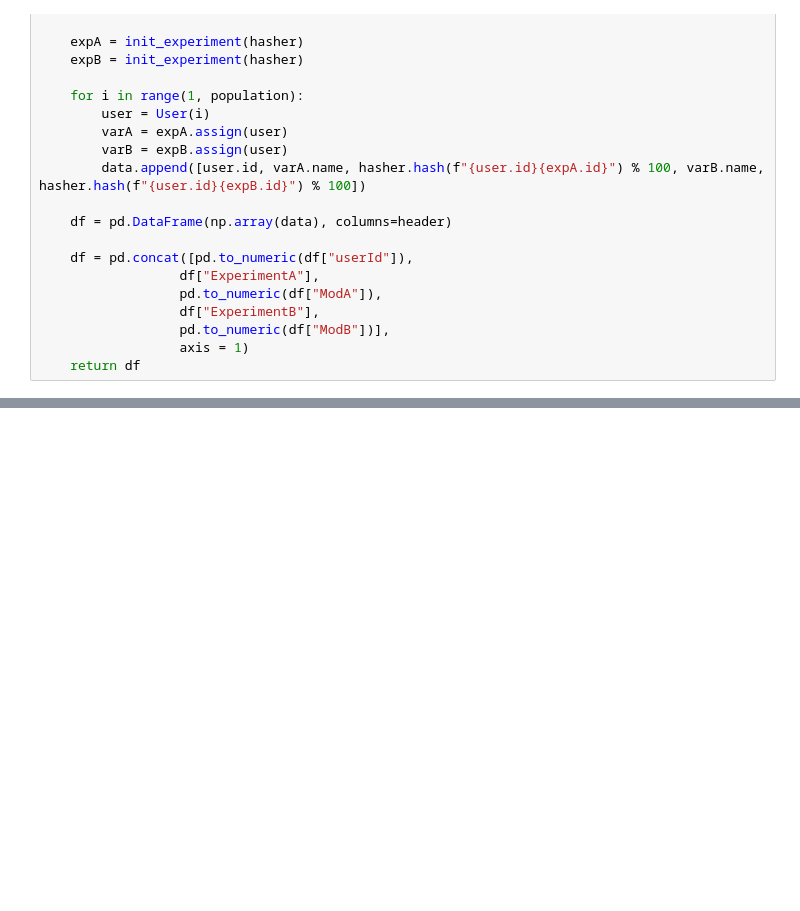
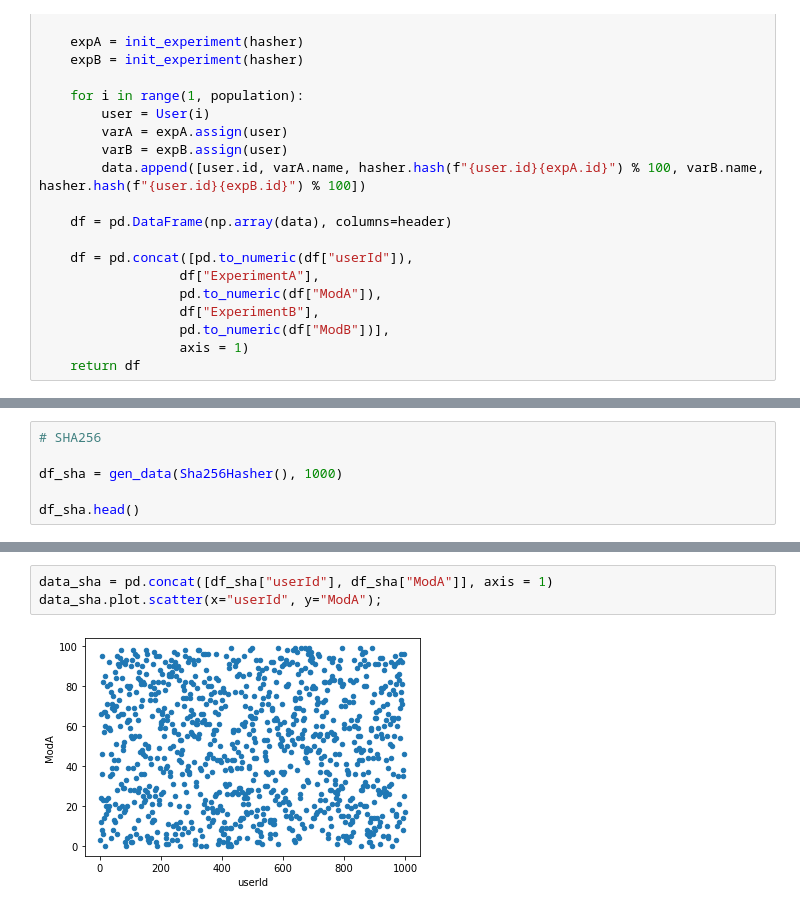
Before and after one commit to B3tty/Correlations, a Jupyter notebook: graphs.ipynb, the cells around one changed output, grey strips where cells are left out. Cells and saved outputs as stored; diff of their text form; blank space fills up the shorter version.

```diff
--- a/graphs.ipynb
+++ b/graphs.ipynb
@@ -105,0 +112,6 @@ data_md5.plot.scatter(x="ModA", y="ModB");
+# %%
+# SHA256
+
+df_sha = gen_data(Sha256Hasher(), 1000)
+
+df_sha.head()
@@ -105,0 +125,5 @@ data_md5.plot.scatter(x="ModA", y="ModB");
+# %%
+data_sha = pd.concat([df_sha["userId"], df_sha["ModA"]], axis = 1)
+data_sha.plot.scatter(x="userId", y="ModA");
+# %% [output]
+[figure, added]
```
Also changed, not shown: parts of 11 cells of this notebook.
